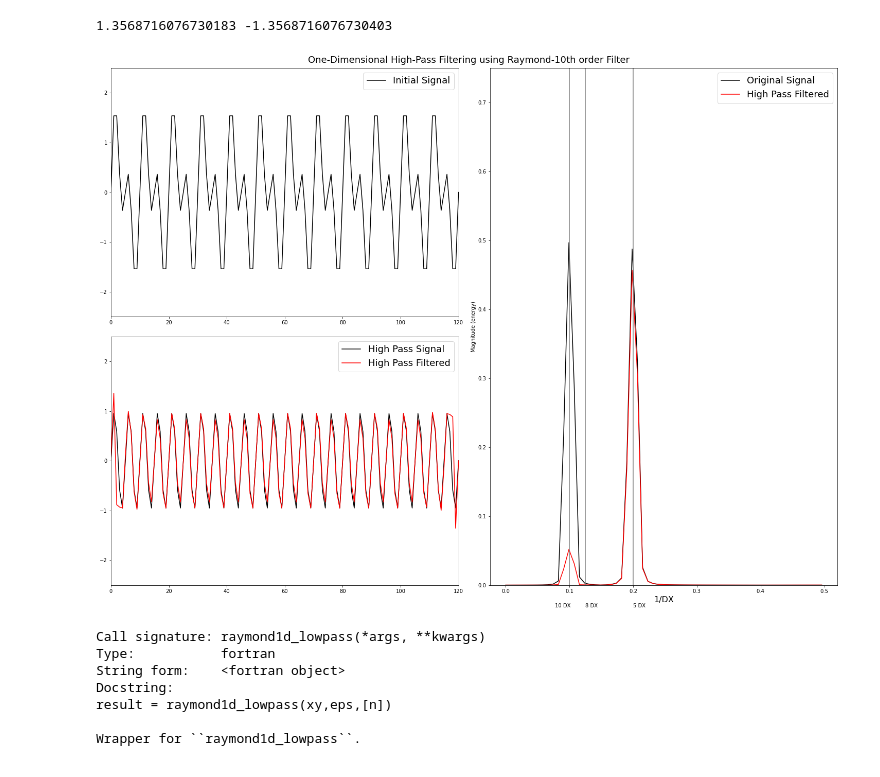
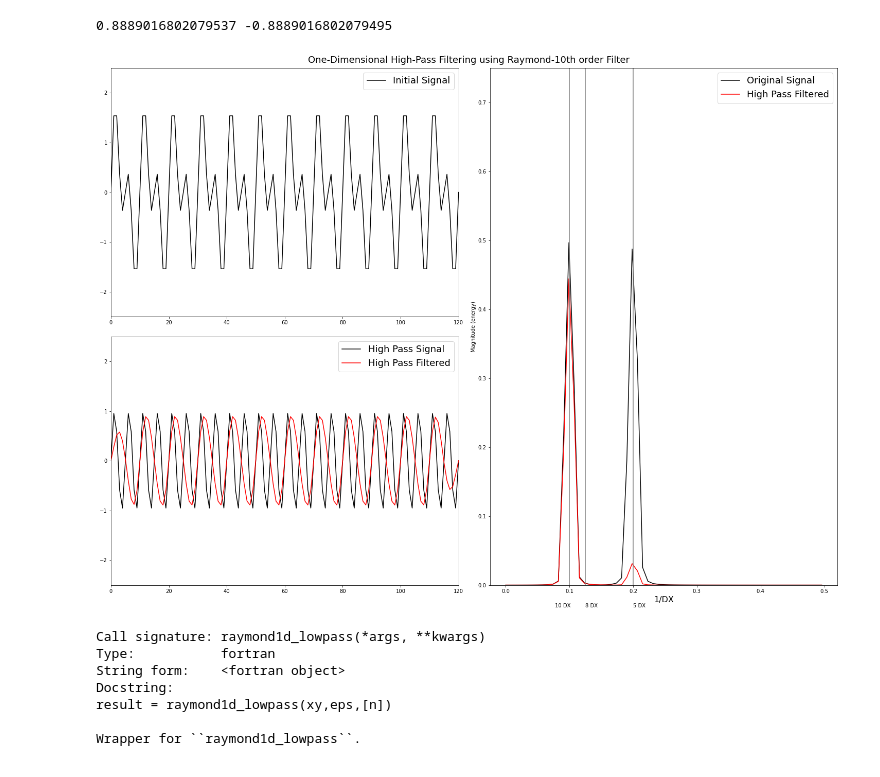
Before and after one commit to louiswicker/my_IPythonNotebooks, a Jupyter notebook: FV3_ARW_tools/TestFilter.ipynb, the cells around one changed output. Cells and saved outputs as stored; diff of their text form; code cells hidden in the pictures.

Commit message:
Added in reflective BC's to python 6th order filter

```diff
--- a/FV3_ARW_tools/TestFilter.ipynb
+++ b/FV3_ARW_tools/TestFilter.ipynb
@@ -30,13 +30,15 @@ xlim  = [0,x[-1]]
 
 eps   = 100.0
 
+bc_reflect = False
+
 field0 = wave0[0]*np.sin(2.0*np.pi*x/wave0[1])
 field1 = wave1[0]*np.sin(2.0*np.pi*x/wave1[1])
 field2 = wave2[0]*np.sin(2.0*np.pi*x/wave2[1])
 
 field = field0 + field1 + field2
 
-ffield = field - RaymondFilter6(field.copy(), eps)
+ffield = RaymondFilter6F(field.copy(), eps, bc_reflect=bc_reflect)
 
 fig = plt.figure(constrained_layout=True,figsize=(20,15))
 
@@ -55,35 +57,35 @@ ax1.set_ylim(ylim)
 
 ax2.plot(x, field0+field1, color='k', label='High Pass Signal')
 ax2.plot(x, ffield, color='r', label='High Pass Filtered')
 
 print(ffield.max(), ffield.min())
 
 ax2.set_xlim(xlim)
 ax2.legend(fontsize=18)
 ax2.set_ylim(ylim)
 
 #-------------------------------------------------------------------------------------
 # Spectrum plot
 
 ax3 = fig.add_subplot(gs[:, 1])
 
 line1 = ax3.magnitude_spectrum(field, Fs=1.0, color='k', label='Original Signal')
 line2 = ax3.magnitude_spectrum(ffield, Fs=1.0, color='r', label='High Pass Filtered')
 ax3.legend(fontsize=18)
 ax3.set_ylim(.0,0.75)
 ax3.plot([1.0/wave1[1],1.0/wave1[1]], [0.0, 1.0], color='grey')
 ax3.plot([1.0/wave2[1],1.0/wave2[1]], [0.0, 1.0], color='grey')
 ax3.plot([1.0/wave0[1],1.0/wave0[1]], [0.0, 1.0], color='grey')
 ax3.text(1.0/wave2[1]-0.01, -0.03, "%d DX" % (int(wave2[1])), va="center", ha="center")
 ax3.text(1.0/wave1[1]+0.01, -0.03, "%d DX" % (int(wave1[1])), va="center", ha="center")
 ax3.text(1.0/wave0[1]+0.01, -0.03, "%d DX" % (int(wave0[1])), va="center", ha="center")
 ax3.set_xlabel("1/DX", fontsize=16)
 
 plt.suptitle("One-Dimensional High-Pass Filtering using Raymond-10th order Filter", fontsize=18)
 plt.show()
 # %% [output]
-1.3568716076730183 -1.3568716076730403
+0.8889016802079537 -0.8889016802079495
-[figure, old version]
+[figure, new version]
 # %%
 
 raymond1d_lowpass?
```
Also changed, not shown: 2 other files.
